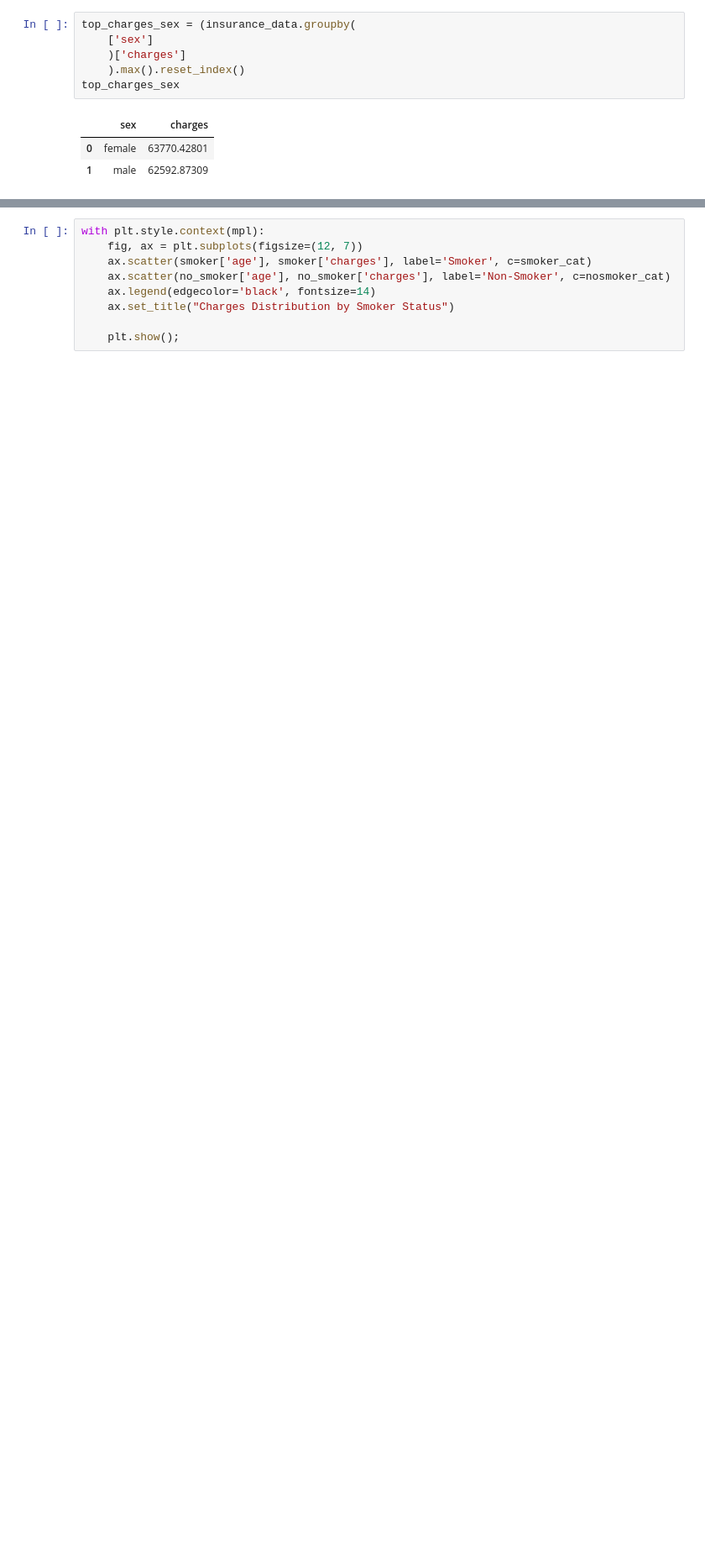
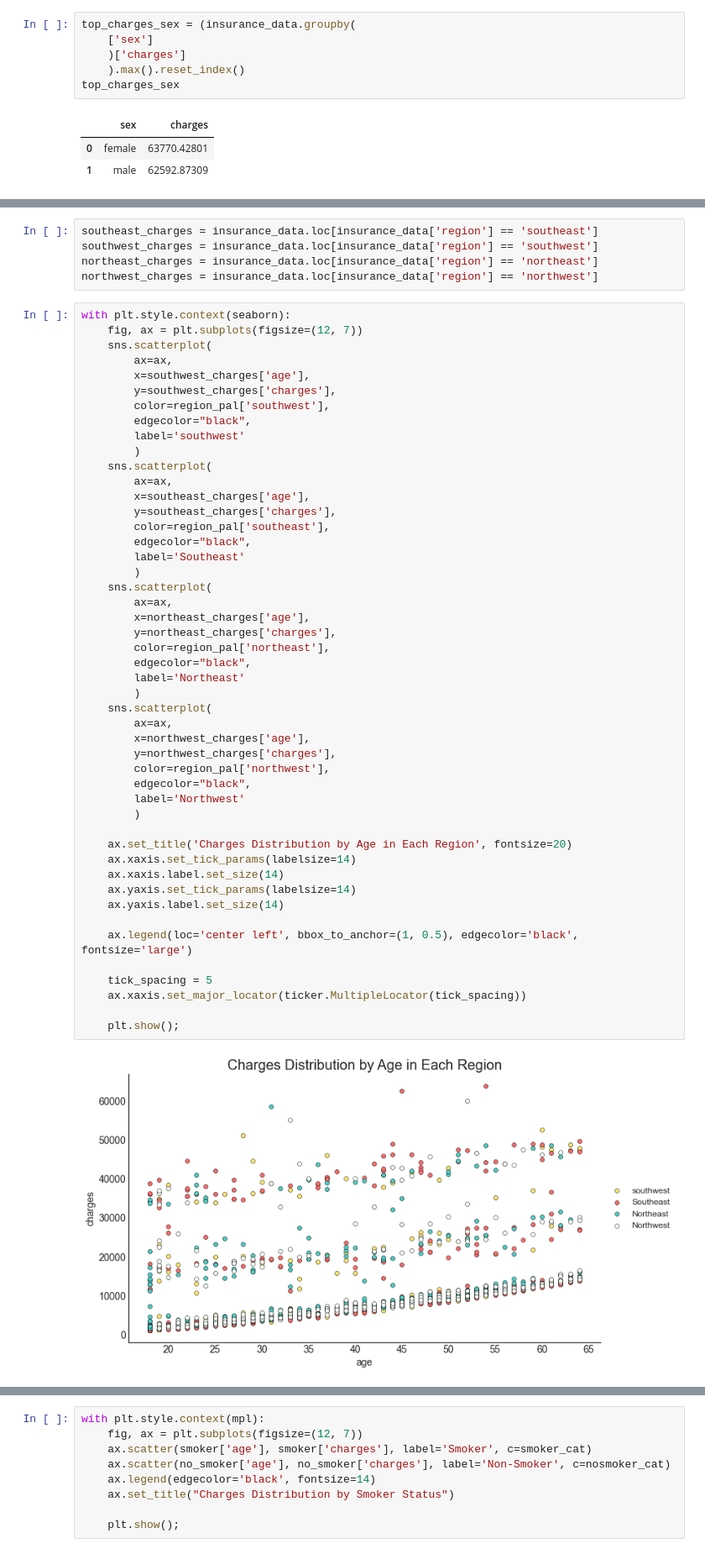
Before and after one commit to dwipaalfarisi/ads-projects, a Jupyter notebook: probability/test-plot.ipynb, the cells around one changed output, grey strips where cells are left out. Shown at 84% size. Drawn from its saved outputs; the diff is of its cells as text; blank space fills up the shorter version.

```diff
--- a/probability/test-plot.ipynb
+++ b/probability/test-plot.ipynb
@@ -526,0 +670,55 @@ with plt.style.context(seaborn):
+# %%
+southeast_charges = insurance_data.loc[insurance_data['region'] == 'southeast']
+southwest_charges = insurance_data.loc[insurance_data['region'] == 'southwest']
+northeast_charges = insurance_data.loc[insurance_data['region'] == 'northeast']
+northwest_charges = insurance_data.loc[insurance_data['region'] == 'northwest']
+# %%
+with plt.style.context(seaborn):
+    fig, ax = plt.subplots(figsize=(12, 7))
+    sns.scatterplot(
+        ax=ax,
+        x=southwest_charges['age'],
+        y=southwest_charges['charges'],
+        color=region_pal['southwest'],
+        edgecolor="black",
+        label='southwest'
+        )
+    sns.scatterplot(
+        ax=ax,
+        x=southeast_charges['age'],
+        y=southeast_charges['charges'],
+        color=region_pal['southeast'],
+        edgecolor="black",
+        label='Southeast'
+        )
+    sns.scatterplot(
+        ax=ax,
+        x=northeast_charges['age'],
+        y=northeast_charges['charges'],
+        color=region_pal['northeast'],
+        edgecolor="black",
+        label='Northeast'
+        )
+    sns.scatterplot(
+        ax=ax,
+        x=northwest_charges['age'],
+        y=northwest_charges['charges'],
+        color=region_pal['northwest'],
+        edgecolor="black",
+        label='Northwest'
+        )
+
+    ax.set_title('Charges Distribution by Age in Each Region', fontsize=20)
+    ax.xaxis.set_tick_params(labelsize=14)
+    ax.xaxis.label.set_size(14)
+    ax.yaxis.set_tick_params(labelsize=14)
+    ax.yaxis.label.set_size(14)
+
+    ax.legend(loc='center left', bbox_to_anchor=(1, 0.5), edgecolor='black', fontsize='large')
+
+    tick_spacing = 5
+    ax.xaxis.set_major_locator(ticker.MultipleLocator(tick_spacing))
+
+    plt.show();
+# %% [output]
+[figure, added]
```
Also changed, not shown: parts of 23 cells of this notebook.
